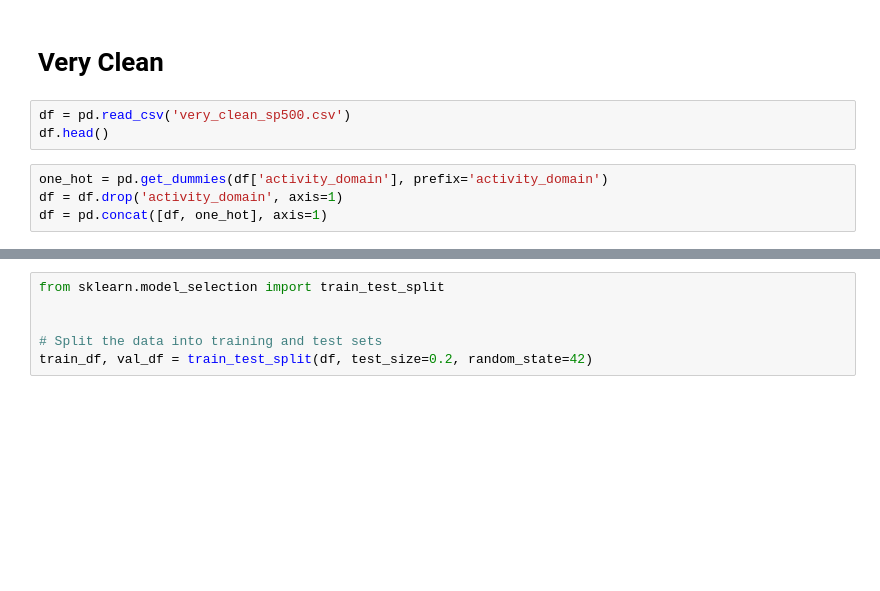
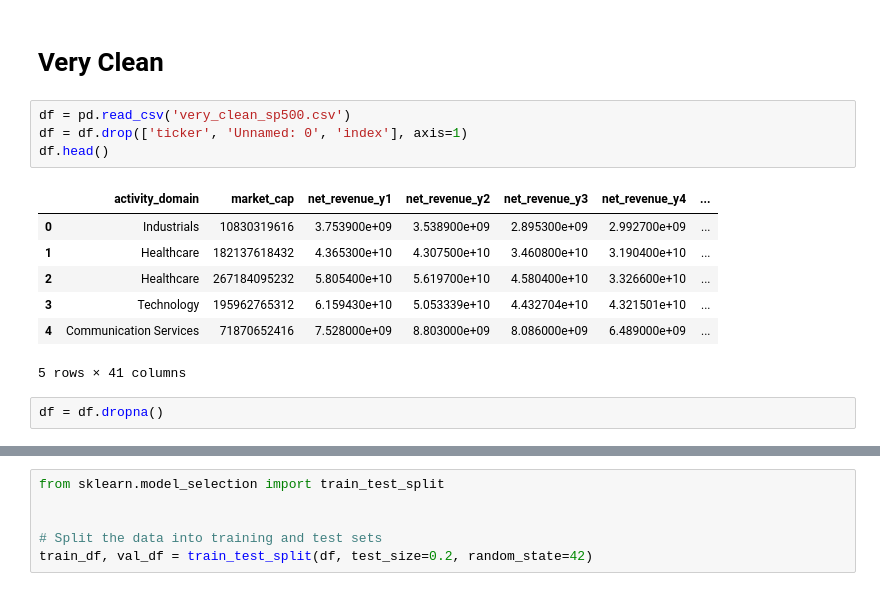
Before and after one commit to VladMurgoci/StonkAdvizor, a Jupyter notebook: data_discovery.ipynb, the cells around one changed output, grey strips where cells are left out. Drawn from its saved outputs; the diff is of its cells as text; blank space fills up the shorter version.

```diff
--- a/data_discovery.ipynb
+++ b/data_discovery.ipynb
@@ -207,8 +247,15 @@ sn.heatmap(corr_matrix, annot=True)
 # Very Clean
 # %%
 df = pd.read_csv('very_clean_sp500.csv')
+df = df.drop(['ticker', 'Unnamed: 0', 'index'], axis=1)
 df.head()
+# %% [output]
+|  | activity_domain | market_cap | net_revenue_y1 | net_revenue_y2 | net_revenue_y3 | net_revenue_y4 | ... |
+| 0 | Industrials | 10830319616 | 3.753900e+09 | 3.538900e+09 | 2.895300e+09 | 2.992700e+09 | ... |
+| 1 | Healthcare | 182137618432 | 4.365300e+10 | 4.307500e+10 | 3.460800e+10 | 3.190400e+10 | ... |
+| 2 | Healthcare | 267184095232 | 5.805400e+10 | 5.619700e+10 | 4.580400e+10 | 3.326600e+10 | ... |
+| 3 | Technology | 195962765312 | 6.159430e+10 | 5.053339e+10 | 4.432704e+10 | 4.321501e+10 | ... |
+| 4 | Communication Services | 71870652416 | 7.528000e+09 | 8.803000e+09 | 8.086000e+09 | 6.489000e+09 | ... |
+5 rows × 41 columns
-# %%
-one_hot = pd.get_dummies(df['activity_domain'], prefix='activity_domain')
-df = df.drop('activity_domain', axis=1)
-df = pd.concat([df, one_hot], axis=1)
+# %%
+df = df.dropna()
```
Also changed, not shown: parts of 19 cells of this notebook, 2 other files.
